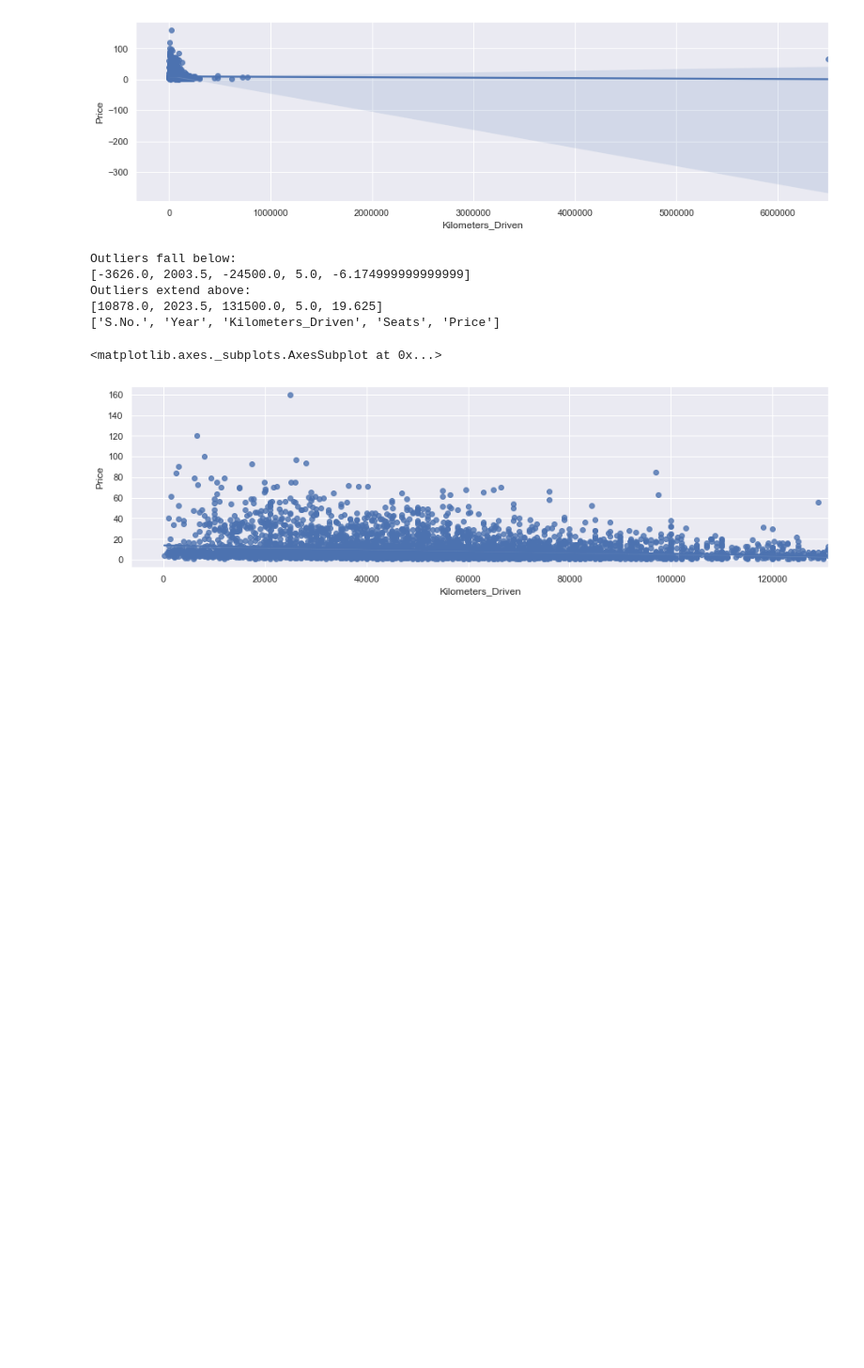
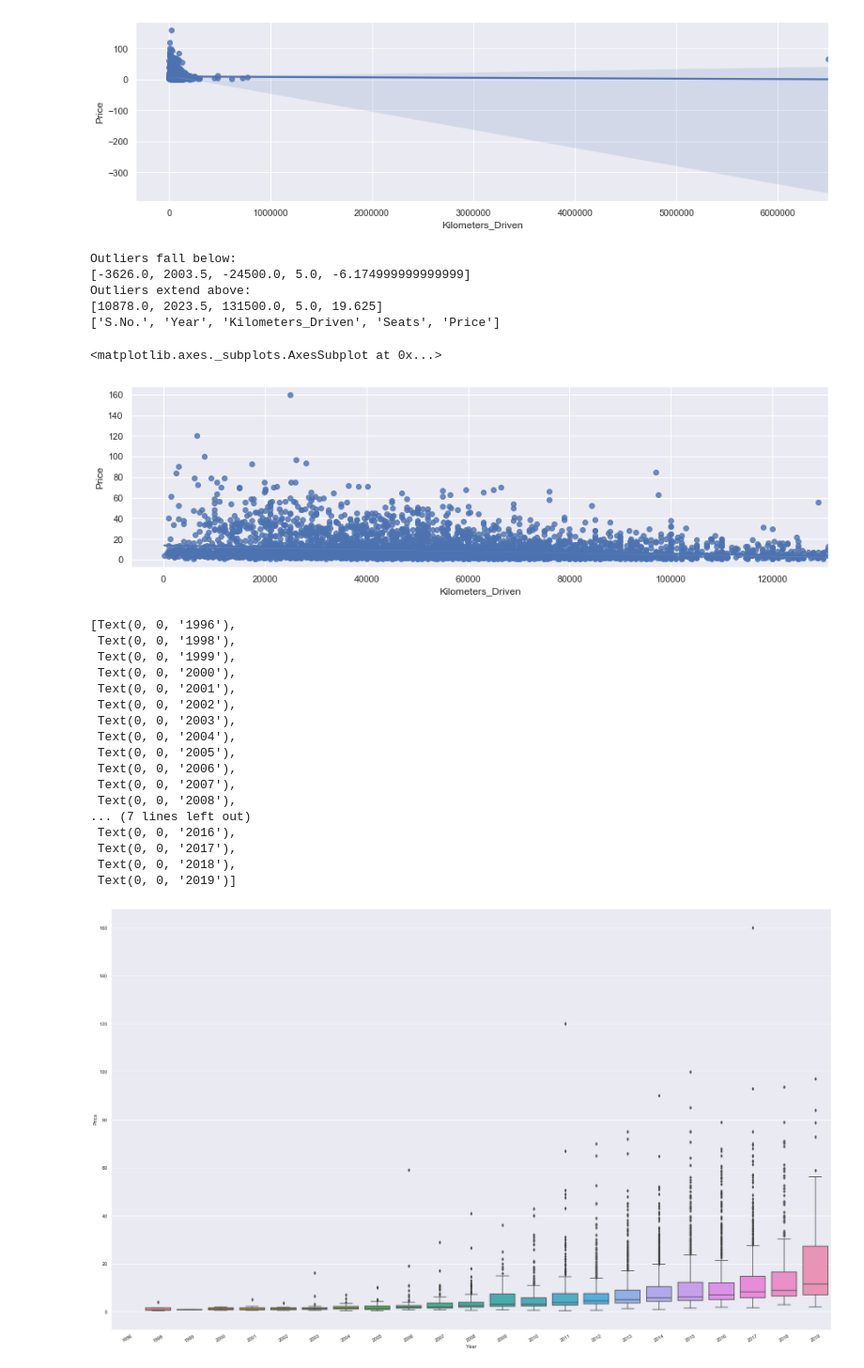
Before and after one commit to KyLarson-Research/Cars4U, a Jupyter notebook: Cars4U.ipynb, the cells around one changed output. Shown at 94% size. Saved outputs shown, nothing was run; the diff lists cells and outputs as text; code cells hidden in the pictures; blank space fills up the shorter version.

Commit message:
added visualizations for categoricals

```diff
--- a/Cars4U.ipynb
+++ b/Cars4U.ipynb
@@ -104,0 +103,25 @@ sns.regplot(data=used_cars_minus_outliers, x="Kilometers_Driven", y="Price")
+# %%
+#Year vs Price
+ax = sns.boxplot(x="Year",
+            y="Price",
+            data=used_cars_data)
+ax.set_xticklabels(ax.get_xticklabels(),rotation=30)
+# %% [output]
+[Text(0, 0, '1996'),
+ Text(0, 0, '1998'),
+ Text(0, 0, '1999'),
+ Text(0, 0, '2000'),
+ Text(0, 0, '2001'),
+ Text(0, 0, '2002'),
+ Text(0, 0, '2003'),
+ Text(0, 0, '2004'),
+ Text(0, 0, '2005'),
+ Text(0, 0, '2006'),
+ Text(0, 0, '2007'),
+ Text(0, 0, '2008'),
+... (7 lines left out)
+ Text(0, 0, '2016'),
+ Text(0, 0, '2017'),
+ Text(0, 0, '2018'),
+ Text(0, 0, '2019')]
+[figure, added]
```
Also changed, not shown: parts of 10 cells of this notebook.
